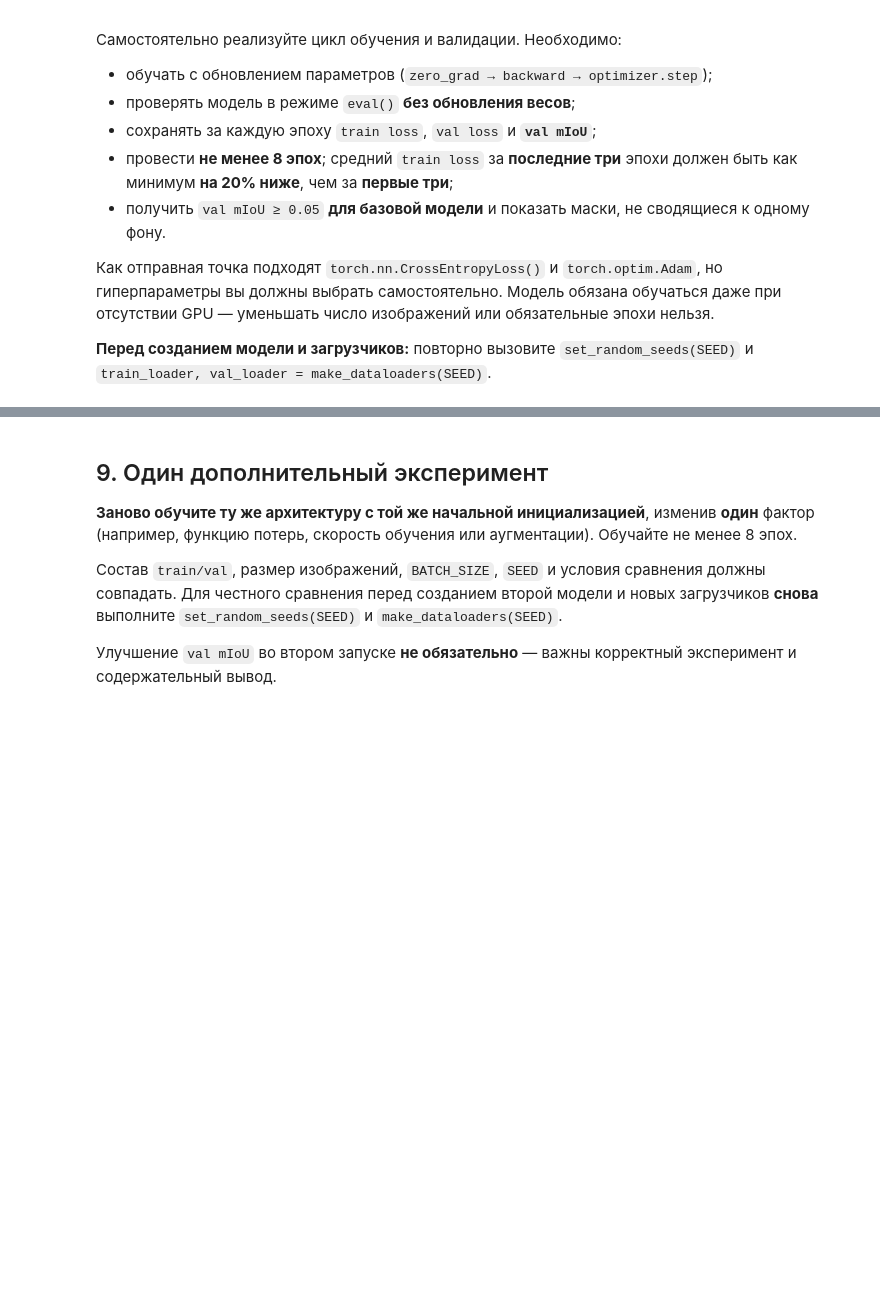
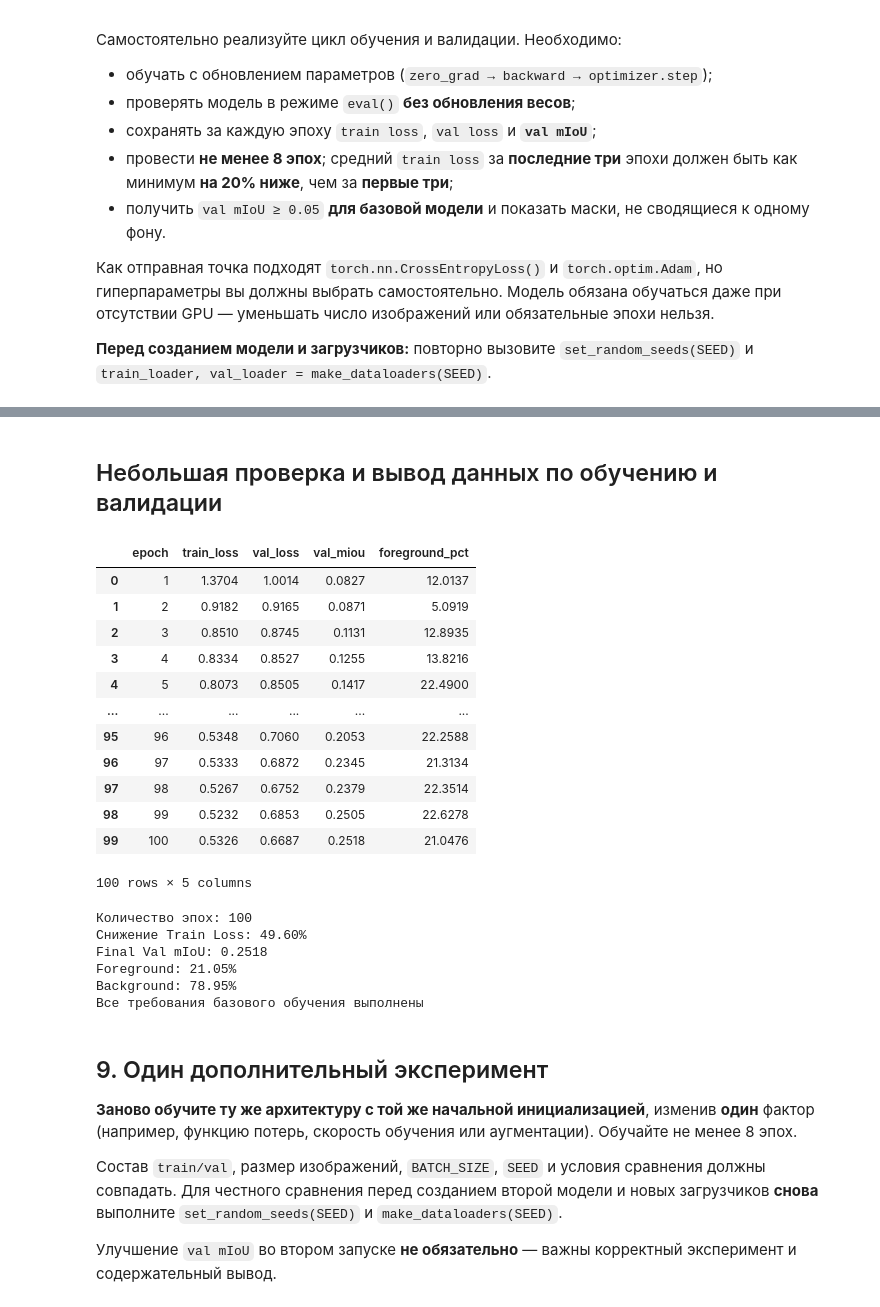
Before and after one commit to SaidSun/HandmadeConvEnc-Dec, a Jupyter notebook: src/solution.ipynb, the cells around one changed output, grey strips where cells are left out. Cells and saved outputs as stored; diff of their text form; code cells hidden in the pictures; blank space fills up the shorter version.

```diff
--- a/src/solution.ipynb
+++ b/src/solution.ipynb
@@ -436,7 +436,7 @@ class SkinSegmentCNN(nn.Module):
         d1 = torch.cat([d1, e2], dim=1)
         d1 = self.dec1(d1)
 
-        d2 = self.up2(d2)
+        d2 = self.up2(d1)
         d2 = torch.cat([d2, e1], dim=1)
 
         d2 = self.dec2(d2)
@@ -523,3 +646,62 @@ def evaluate_miou(model, dataloader, device=DEVICE):
+# %% [markdown]
+## Небольшая проверка и вывод данных по обучению и валидации
+# %%
+history_df = pd.DataFrame({
+    "epoch": range(1, len(history_baseline["train_loss"]) + 1),
+    "train_loss": history_baseline["train_loss"],
+    "val_loss": history_baseline["val_loss"],
+    "val_miou": history_baseline["val_miou"],
+    "foreground_pct": history_baseline["val_foreground_pct"]
+})
+
+display(history_df.round(4))
+
+mean_first3 = np.mean(
+    history_baseline["train_loss"][:3]
+)
+
+mean_last3 = np.mean(
+    history_baseline["train_loss"][-3:]
+)
+
+loss_drop = 1 - mean_last3 / mean_first3
+
+final_miou = history_baseline["val_miou"][-1]
+final_fg_pct = history_baseline["val_foreground_pct"][-1]
+bg_ratio = 1 - final_fg_pct / 100
+
+print(f"Количество эпох: {len(history_df)}")
+print(f"Снижение Train Loss: {loss_drop:.2%}")
+print(f"Final Val mIoU: {final_miou:.4f}")
+print(f"Foreground: {final_fg_pct:.2f}%")
+print(f"Background: {bg_ratio:.2%}")
+
+assert len(history_df) >= MIN_EPOCHS
+assert loss_drop >= MIN_TRAIN_LOSS_DROP
+assert final_miou >= M_MIN
+assert bg_ratio < 0.95
+
+print("Все требования базового обучения выполнены")
+# %% [output]
+|  | epoch | train_loss | val_loss | val_miou | foreground_pct |
+| 0 | 1 | 1.3704 | 1.0014 | 0.0827 | 12.0137 |
+| 1 | 2 | 0.9182 | 0.9165 | 0.0871 | 5.0919 |
+| 2 | 3 | 0.8510 | 0.8745 | 0.1131 | 12.8935 |
+| 3 | 4 | 0.8334 | 0.8527 | 0.1255 | 13.8216 |
+| 4 | 5 | 0.8073 | 0.8505 | 0.1417 | 22.4900 |
+| ... | ... | ... | ... | ... | ... |
+| 95 | 96 | 0.5348 | 0.7060 | 0.2053 | 22.2588 |
+| 96 | 97 | 0.5333 | 0.6872 | 0.2345 | 21.3134 |
+| 97 | 98 | 0.5267 | 0.6752 | 0.2379 | 22.3514 |
+| 98 | 99 | 0.5232 | 0.6853 | 0.2505 | 22.6278 |
+| 99 | 100 | 0.5326 | 0.6687 | 0.2518 | 21.0476 |
+100 rows × 5 columns
+Количество эпох: 100
+Снижение Train Loss: 49.60%
+Final Val mIoU: 0.2518
+Foreground: 21.05%
+Background: 78.95%
+Все требования базового обучения выполнены
 # %% [markdown]
 ## 9. Один дополнительный эксперимент
 
```
Also changed, not shown: parts of 5 cells of this notebook, 2 other files.
